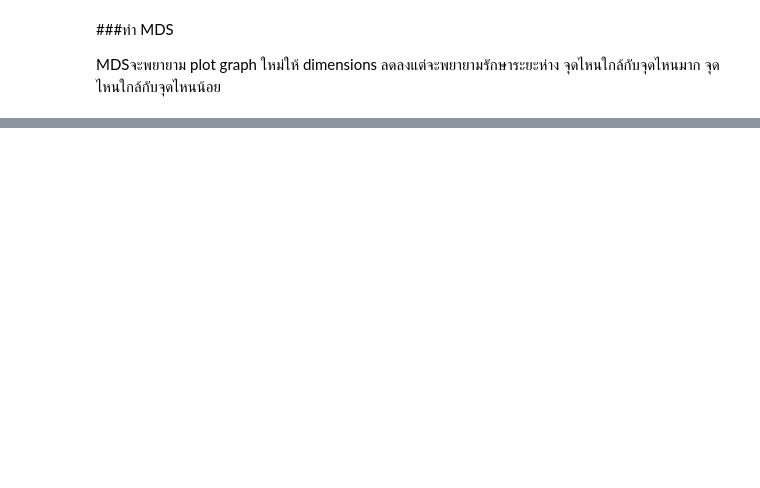
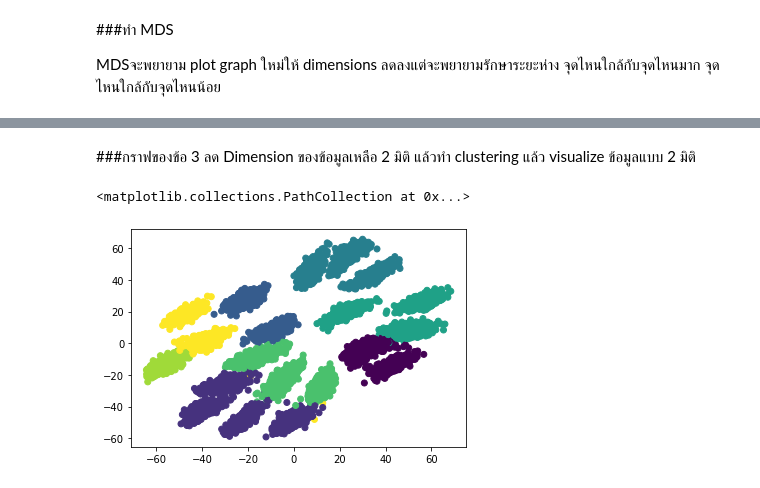
Before and after one commit to suphalaksana/Multivariate, a Jupyter notebook: Multivariate_Exam.ipynb, the cells around one changed output, grey strips where cells are left out. Drawn from its saved outputs; the diff is of its cells as text; code cells hidden in the pictures; blank space fills up the shorter version.

```diff
--- a/Multivariate_Exam.ipynb
+++ b/Multivariate_Exam.ipynb
@@ -320,0 +265,10 @@ plt.ylabel('Y');
+# %% [markdown]
+###กราฟของข้อ 3 ลด Dimension ของข้อมูลเหลือ 2 มิติ แล้วทำ clustering แล้ว visualize ข้อมูลแบบ 2 มิติ
+# %%
+kmeans = KMeans(random_state=2021)
+kmeans.fit(Data)
+y = kmeans.predict(Data)
+plt.scatter(New_mds[:,0],New_mds[:,1],c=y)
+# %% [output]
+<matplotlib.collections.PathCollection at 0x...>
+[figure, added]
```
Also changed, not shown: parts of 40 cells of this notebook.
